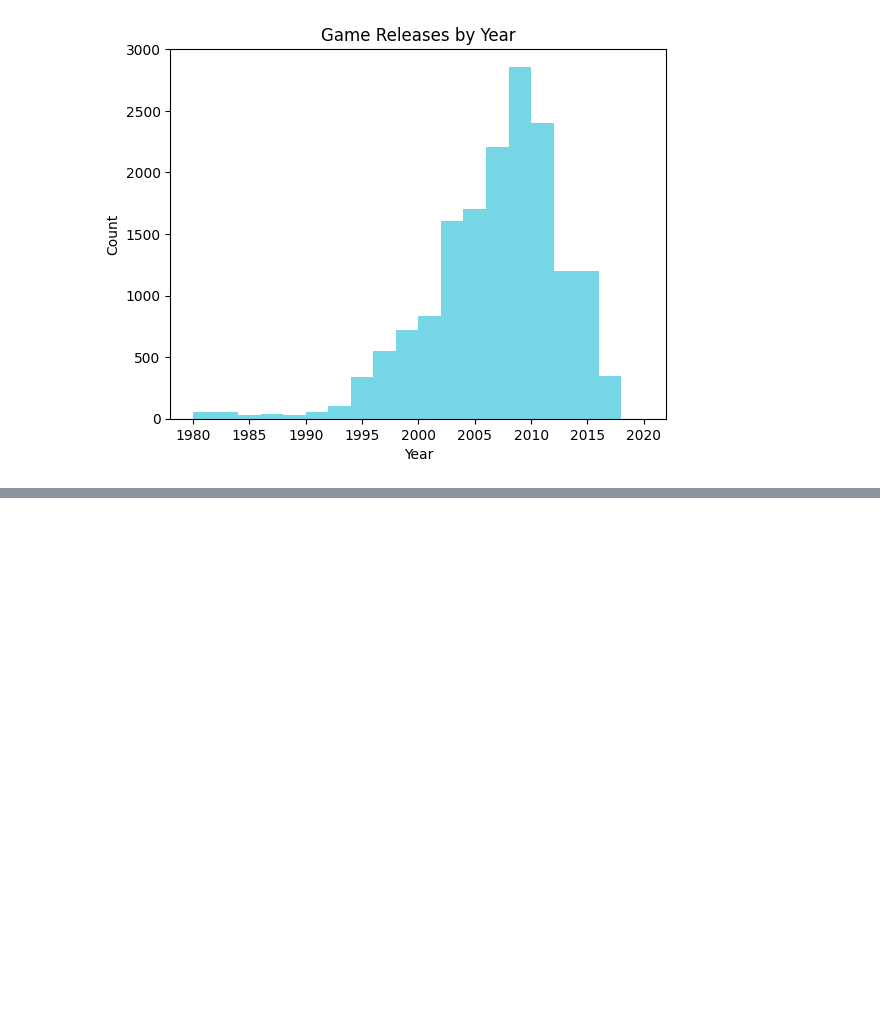
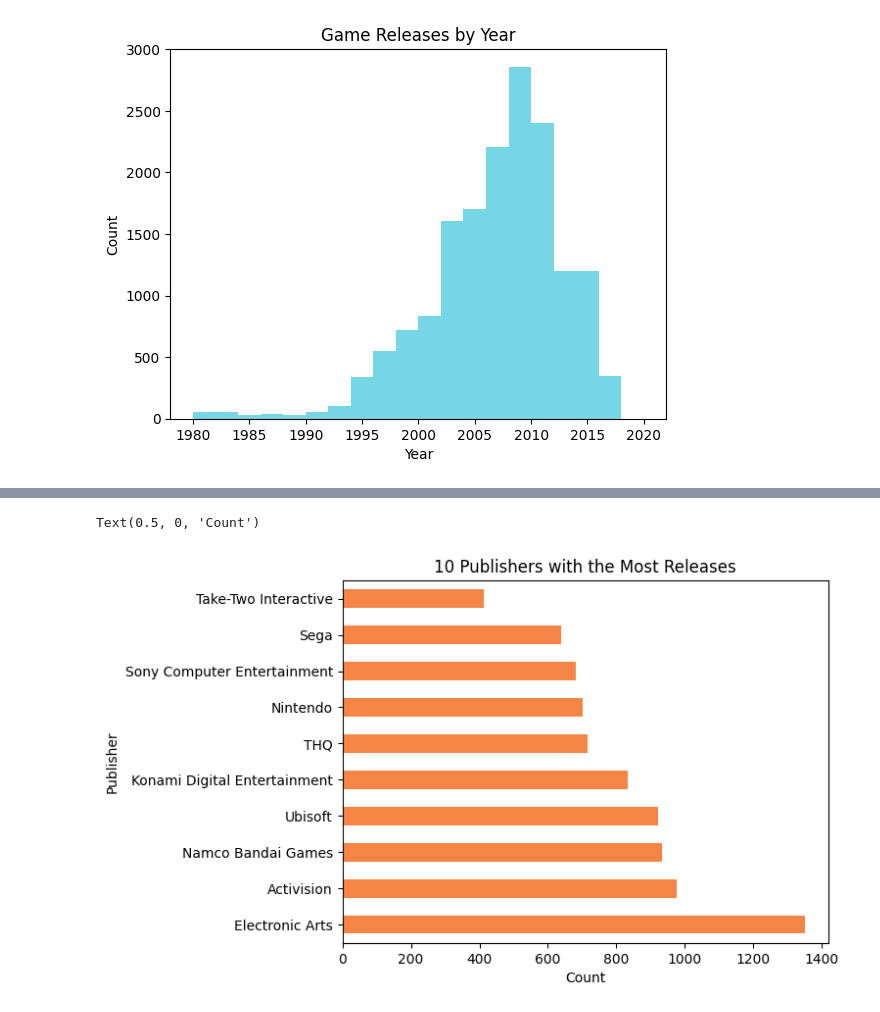
Before and after one commit to nstanfield/Video-Game-Sales-Analysis, a Jupyter notebook: Game_Sales_Analysis.ipynb, the cells around one changed output, grey strips where cells are left out. Saved outputs shown, nothing was run; the diff lists cells and outputs as text; code cells hidden in the pictures; blank space fills up the shorter version.

```diff
--- a/Game_Sales_Analysis.ipynb
+++ b/Game_Sales_Analysis.ipynb
@@ -188,0 +201,7 @@ Text(0.5, 0, 'Year')
+# %%
+top_publisher_plot = game_sales['Publisher'].value_counts().head(10).plot(kind='barh', title='10 Publishers with the Most Releases', color='#F58447')
+top_publisher_plot.set_ylabel('Publisher')
+top_publisher_plot.set_xlabel('Count')
+# %% [output]
+Text(0.5, 0, 'Count')
+[figure, added]
```
Also changed, not shown: parts of 6 cells of this notebook.
